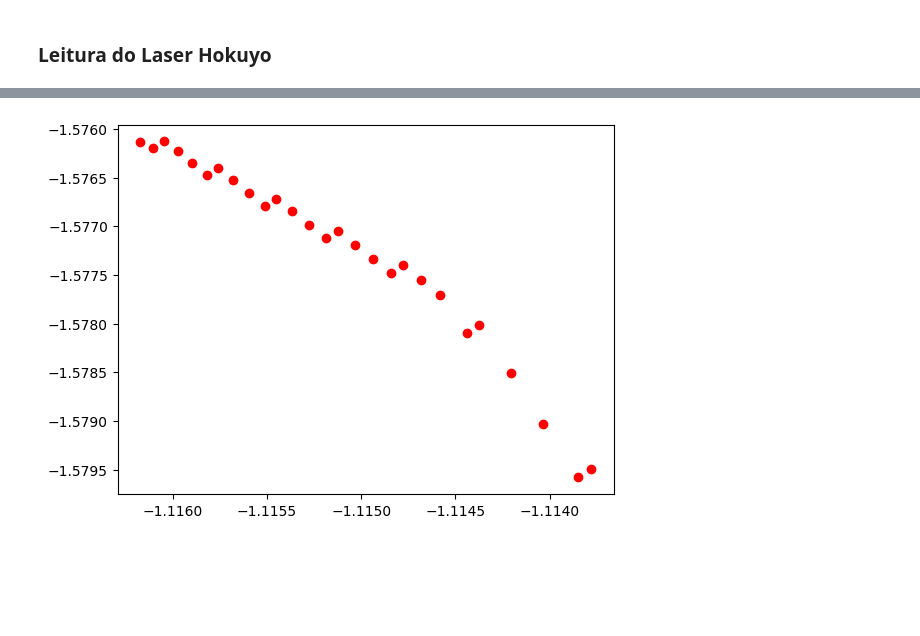
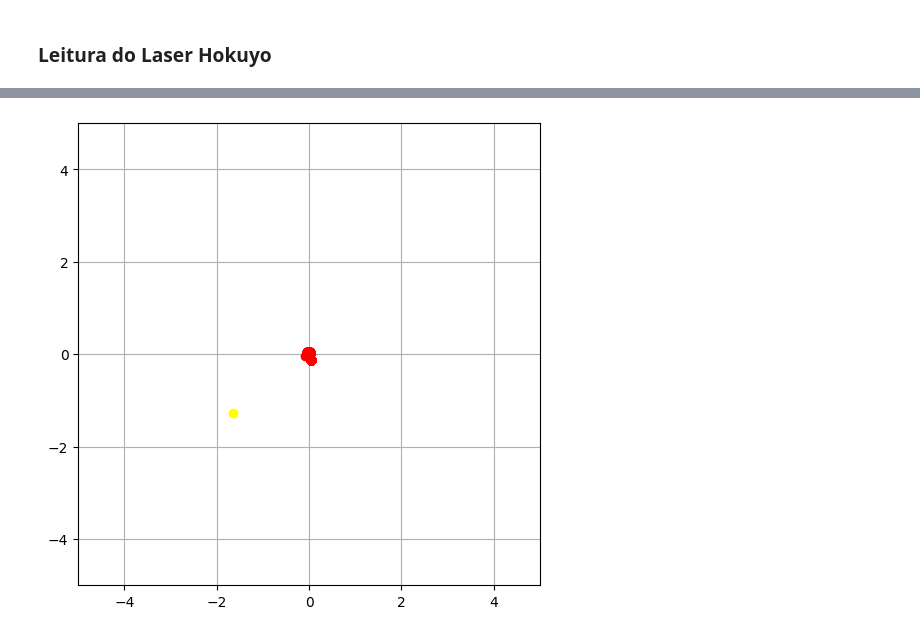
Before and after one commit to FelippeVelosoMarinho/RoboticaMovel_UFMG, a Jupyter notebook: TP1/TP1_Ferramentas&Transformações.ipynb, the cells around one changed output, grey strips where cells are left out. Saved outputs shown, nothing was run; the diff lists cells and outputs as text; code cells hidden in the pictures; blank space fills up the shorter version.

```diff
--- a/TP1/TP1_Ferramentas&Transformações.ipynb
+++ b/TP1/TP1_Ferramentas&Transformações.ipynb
@@ -364,48 +386,86 @@ Program ended
 # %%
-# Função para desenhar pontos onde o feixe do laser atinge algo
-def draw_collision_points(laser_data, collision_threshold, robot_pose):
-    for angle, distance in laser_data:
-        if distance < collision_threshold:
-            # Convertendo do referencial local do laser para o referencial global do mundo
-            laser_pose = np.array([distance * np.cos(angle), distance * np.sin(angle), 0, 1])
-            global_pose = np.dot(robot_pose, T_laser_robot).dot(laser_pose)[:3]
-            plt.scatter(global_pose[0], global_pose[1], color='red')  # Desenha um ponto vermelho na posição da colisão
+# Função para desenhar os dados do laser
+def draw_laser_data2(laser_data, laser_robot_position, max_sensor_range=5):
+    fig = plt.figure(figsize=(6,6), dpi=100)
+    ax = fig.add_subplot(111, aspect='equal')
+
+    # for ang, dist in laser_data:
+    for i in range(len(laser_data)):
+        ang, dist = laser_data[i]
+        # Quando o feixe não acerta nada, retorna o valor máximo (definido na simulação)
+        # Logo, usar um pequeno limiar do máximo para considerar a leitura
+        if (max_sensor_range - dist) > 0.1:
+            x = dist * np.cos(ang)
+            y = dist * np.sin(ang)
+            c = 'r'
+            if ang < 0:
+                c = 'b'
+            ax.plot(x, y, 'o', color=c)
+
+    #ax.plot(0, 0, 'k>', markersize=10)
+    ax.plot(laser_robot_position[0], laser_robot_position[1], 'o', color='yellow') # robô
+
+    ax.grid()
+    ax.set_xlim([-max_sensor_range, max_sensor_range])
+    ax.set_ylim([-max_sensor_range, max_sensor_range])
 
 # Conectando-se ao CoppeliaSim
+# Run a simulation in asynchronous mode:
 clientID = sim.startSimulation()
 
 if clientID != -1:
     print("Connected to remote API server")
 
     # Handle para o ROBÔ
-    robot = sim.getObject('/Pioneer_p3dx')
+    laser_robot = sim.getObject('/Pioneer_p3dx')
+
+    # Handle para as juntas das RODAS
+    motorLeft=sim.getObject('/Pioneer_p3dx_leftMotor')
+    motorRight=sim.getObject('/Pioneer_p3dx_rightMotor')
 
     # Matriz de transformação laser -> robô
+    # Posição do laser em relação ao robô
+    laser_position = get_object_position(sim, '/Pioneer_p3dx/fastHokuyo')
+    print("Posição do laser em relação ao robô: " + str(laser_position))
+    # Orientação do laser em relação ao robô
+    laser_orientation = get_object_orientation(sim, '/Pioneer_p3dx/fastHokuyo')
+
+    # Matriz de transformação homogênea do laser em relação ao robô
     T_laser_robot = np.eye(4)
-    # Defina as transformações corretas para o laser em relação ao robô
-    # Suponha que a posição do laser em relação ao robô é (0.1, 0, 0) e não há rotação
-    T_laser_robot[:3, 3] = [0.1, 0, 0]
+    T_laser_robot[:3, 3] = laser_position
+    T_laser_robot[:3, :3] = Rz(laser_orientation[2])
 
-    while True:
-        raw_range_data, raw_angle_data = readSensorData(clientID, laser_range_data, laser_angle_data)
-        if raw_range_data is not None and raw_angle_data is not None:
-            break
+    # Posição do robô
+    laser_robot_position = get_object_position(sim, '/Pioneer_p3dx')
+    print("Posição do robô: " + str(laser_robot_position))
+    # Orientação do robô
+    laser_robot_orientation = get_object_orientation(sim, '/Pioneer_p3dx')
 
-    # Posição e orientação do robô
-    robot_position = get_object_position(sim, '/Pioneer_p3dx')
-    robot_orientation = get_object_orientation(sim, '/Pioneer_p3dx')
+    # Matriz de transformação robô → mundo
+    T_RT_W = np.eye(4)
+    T_RT_W[:3, 3] = laser_robot_position
+    T_RT_W[:3, :3] = Rz(laser_robot_orientation[2])
 
-    # Matriz de transformação homogênea do robô
-    T_robot_world = np.eye(4)
-    T_robot_world[:3, 3] = robot_position
-    T_robot_world[:3, :3] = Rz(robot_orientation[2])
+    # Handle para os dados do LASER
+    laser_range_data = "hokuyo_range_data"
+    laser_angle_data = "hokuyo_angle_data"
 
     # Prosseguindo com a leitura dos dados
-    laser_data = np.array([raw_angle_data, raw_range_data]).T
+    raw_range_data, raw_angle_data = readSensorData(clientID, laser_range_data, laser_angle_data)
+    if raw_range_data is not None and raw_angle_data is not None:
+        laser_data = np.array([raw_angle_data, raw_range_data]).T
 
-    # Plotando os dados do sensor
-    if laser_range_data is not None and laser_angle_data is not None:
-        draw_collision_points(laser_data, collision_threshold=0.1, robot_pose=T_robot_world)
+        # Transformando os pontos do laser para o referencial global
+        laser_data_global = []
+        for angle, distance in laser_data:
+            laser_point_robot_frame = np.array([[distance], [0], [0], [1]])  # Ponto no referencial do robô
+            laser_point_world_frame = np.dot(T_RT_W, np.dot(T_laser_robot, laser_point_robot_frame))  # Transformação para o referencial global
+            x = laser_point_world_frame[0][0]
+            y = laser_point_world_frame[1][0]
+            laser_data_global.append([x, y])
+
+        # Plotando os dados do sensor no referencial global
+        draw_laser_data2(laser_data_global, laser_robot_position)
 
 else:
     print("Failed to connect to remote API server")
@@ -417,2 +479,2 @@ Connected to remote API server
 Program ended
-[figure, old version]
+[figure, new version]
```
Also changed, not shown: parts of 2 cells of this notebook.
